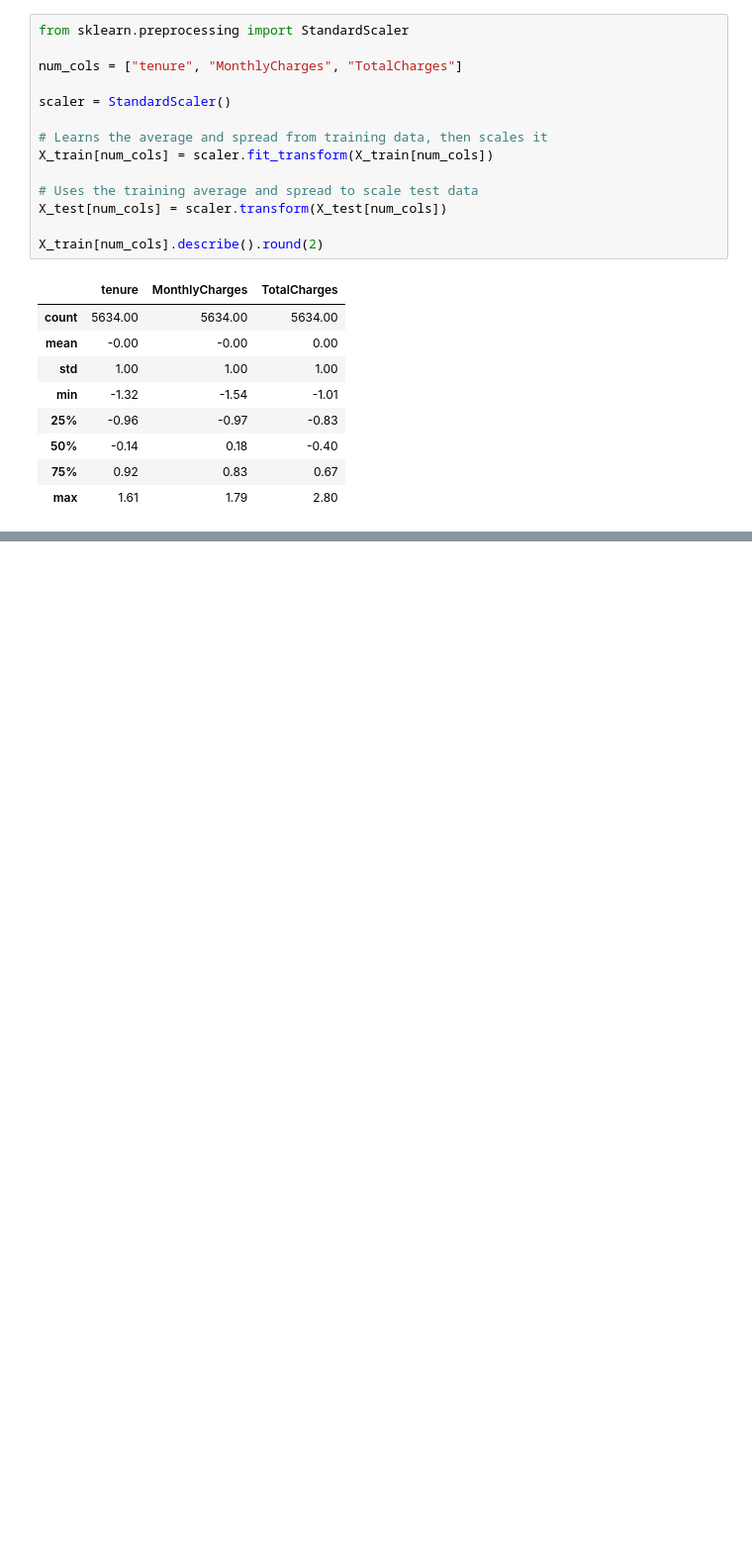
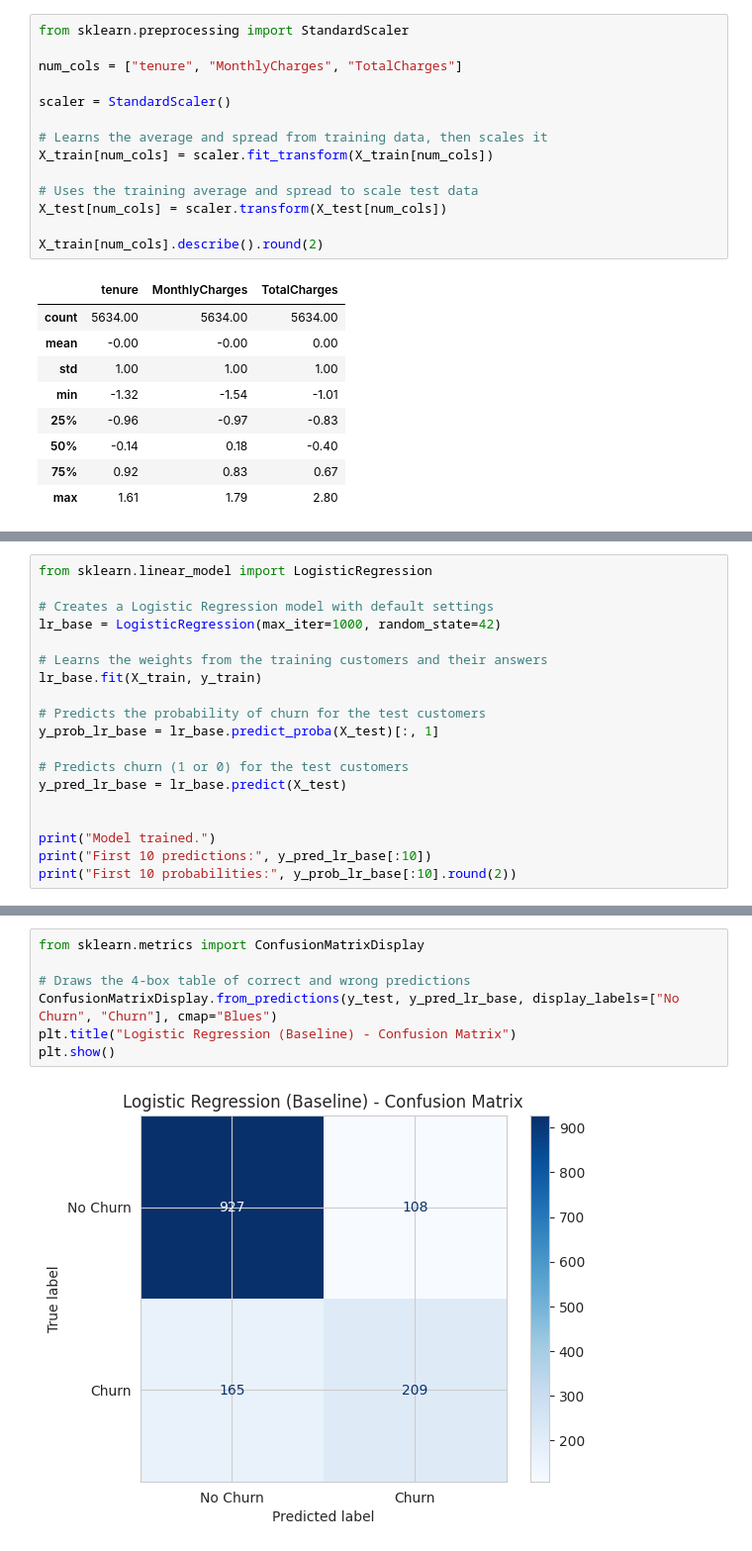
Before and after one commit to Hesandu-Ruwanpathirana/telco-customer-churn-prediction, a Jupyter notebook: churn_prediction.ipynb, the cells around one changed output, grey strips where cells are left out. Shown at 99% size. Cells and saved outputs as stored; diff of their text form; blank space fills up the shorter version.

Commit message:
Complete Logistic Regression: baseline, tuning and evaluation

```diff
--- a/churn_prediction.ipynb
+++ b/churn_prediction.ipynb
@@ -292,0 +302,19 @@ X_train[num_cols].describe().round(2)
+# %%
+from sklearn.linear_model import LogisticRegression
+
+# Creates a Logistic Regression model with default settings
+lr_base = LogisticRegression(max_iter=1000, random_state=42)
+
+# Learns the weights from the training customers and their answers
+lr_base.fit(X_train, y_train)
+
+# Predicts the probability of churn for the test customers
+y_prob_lr_base = lr_base.predict_proba(X_test)[:, 1]
+
+# Predicts churn (1 or 0) for the test customers
+y_pred_lr_base = lr_base.predict(X_test)
+
+
+print("Model trained.")
+print("First 10 predictions:", y_pred_lr_base[:10])
+print("First 10 probabilities:", y_prob_lr_base[:10].round(2))
@@ -292,0 +352,9 @@ X_train[num_cols].describe().round(2)
+# %%
+from sklearn.metrics import ConfusionMatrixDisplay
+
+# Draws the 4-box table of correct and wrong predictions
+ConfusionMatrixDisplay.from_predictions(y_test, y_pred_lr_base, display_labels=["No Churn", "Churn"], cmap="Blues")
+plt.title("Logistic Regression (Baseline) - Confusion Matrix")
+plt.show()
+# %% [output]
+[figure, added]
```
Also changed, not shown: parts of 12 cells of this notebook.
